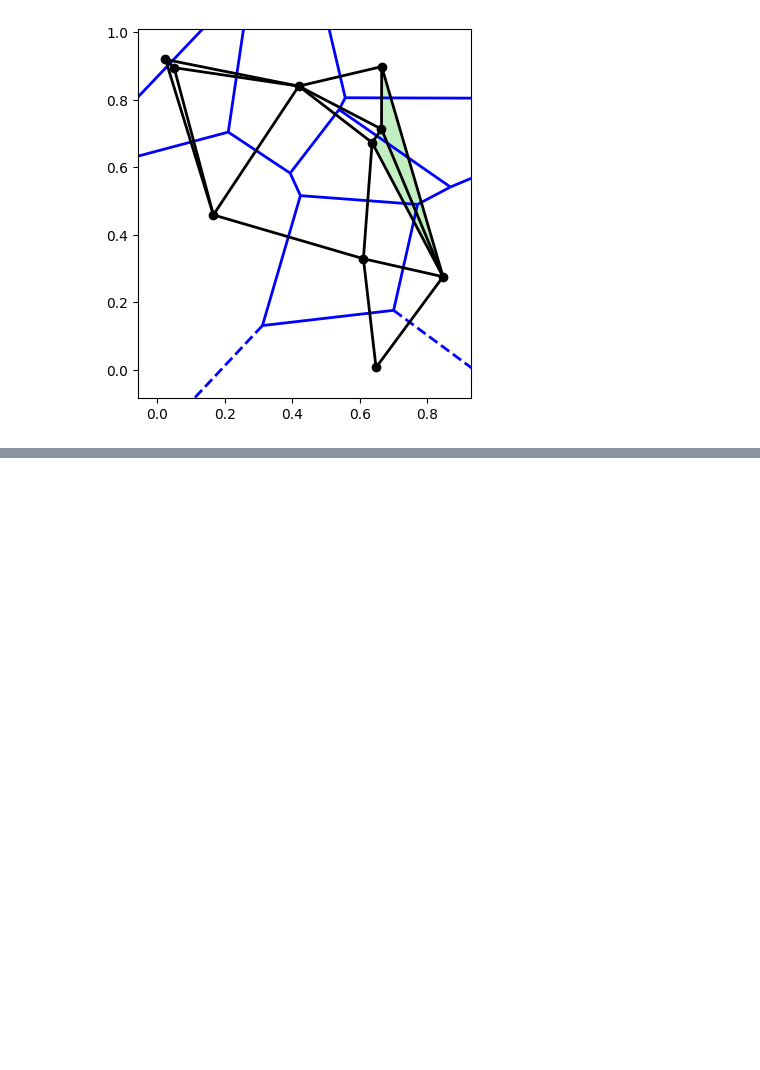
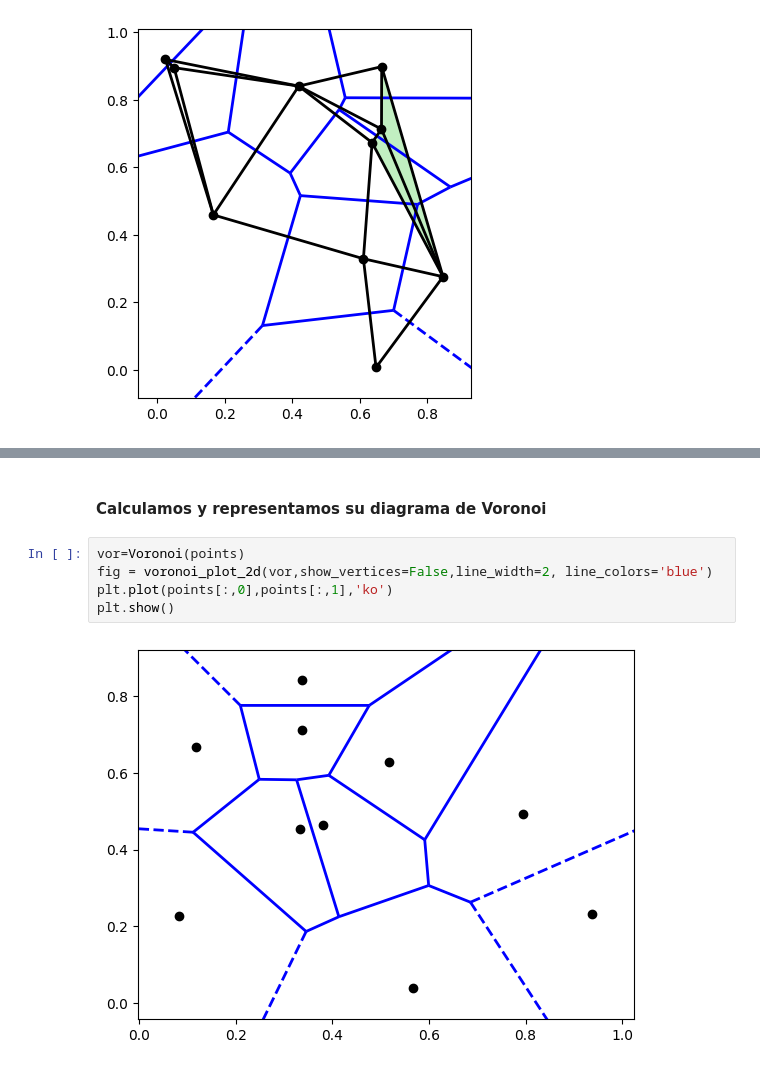
Before and after one commit to Sanguis99/PracticaTopologiaAplicada, a Jupyter notebook: Notebook_Simplices.ipynb, the cells around one changed output, grey strips where cells are left out. Cells and saved outputs as stored; diff of their text form; blank space fills up the shorter version.

```diff
--- a/Notebook_Simplices.ipynb
+++ b/Notebook_Simplices.ipynb
@@ -702,0 +721,9 @@ Alfa-complejo con radio 0.25: [([0, 3], 0.25), ([0, 9], 0.25), ([1, 2], 0.25), (
+# %% [markdown]
+#### Calculamos y representamos su diagrama de Voronoi
+# %%
+vor=Voronoi(points)
+fig = voronoi_plot_2d(vor,show_vertices=False,line_width=2, line_colors='blue')
+plt.plot(points[:,0],points[:,1],'ko')
+plt.show()
+# %% [output]
+[figure, added]
```
Also changed, not shown: parts of 67 cells of this notebook.
